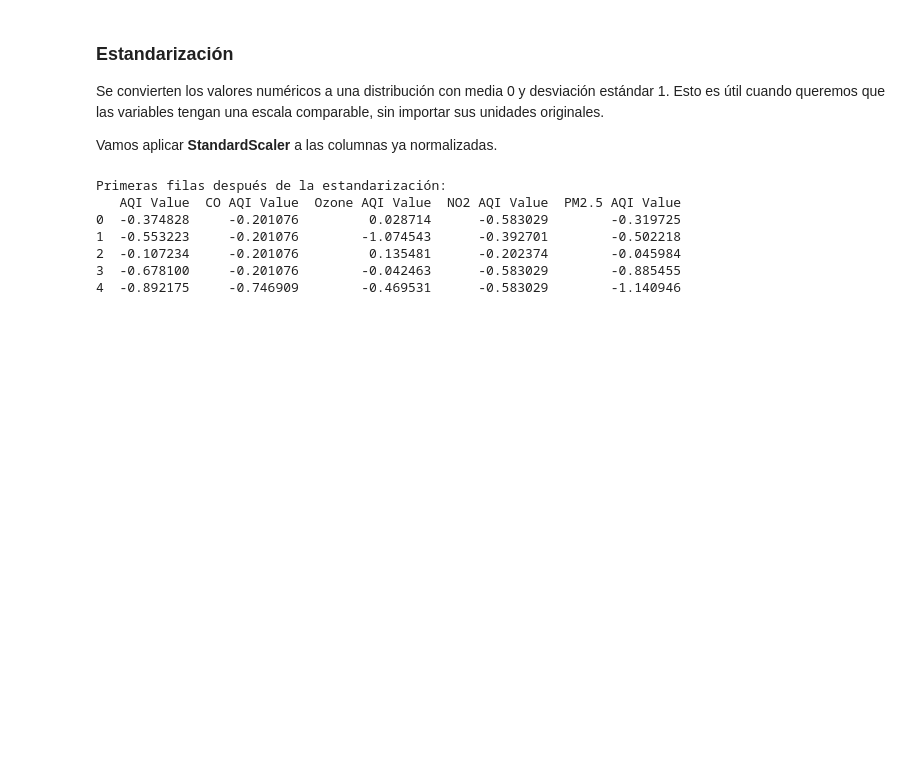
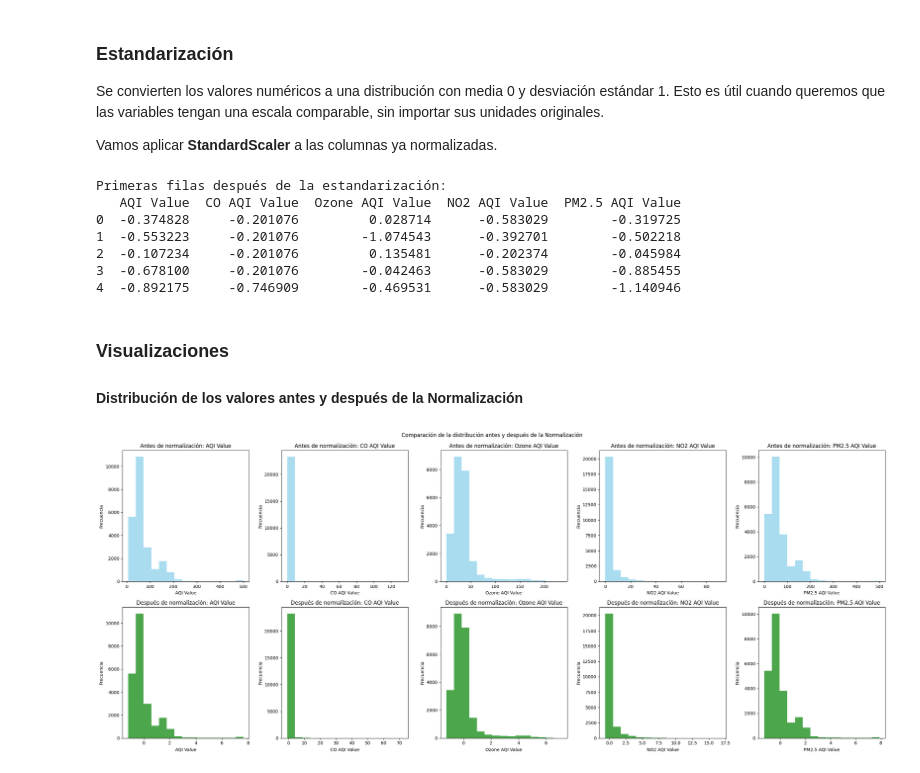
Before and after one commit to Vikktor93/global-air-pollution, a Jupyter notebook: notebooks/003_Transformacion_de_Datos.ipynb, the cells around one changed output. Drawn from its saved outputs; the diff is of its cells as text; code cells hidden in the pictures; blank space fills up the shorter version.

Commit message:
Visualizaciones finales de la distribuciones antes y despues de la normalización

```diff
--- a/notebooks/003_Transformacion_de_Datos.ipynb
+++ b/notebooks/003_Transformacion_de_Datos.ipynb
@@ -113,3 +113,31 @@ Primeras filas después de la estandarización:
 2  -0.107234     -0.201076         0.135481      -0.202374        -0.045984
 3  -0.678100     -0.201076        -0.042463      -0.583029        -0.885455
 4  -0.892175     -0.746909        -0.469531      -0.583029        -1.140946
+# %% [markdown]
+### Visualizaciones
+
+#### Distribución de los valores antes y después de la Normalización
+# %%
+# Se crea una figura con subplots
+fig, axes = plt.subplots(nrows=2, ncols=len(columnas_normalizadas), figsize=(25, 10))
+
+# Histograma antes de la normalización (Fila 1)
+for i, col in enumerate(columnas_normalizadas):
+    axes[0, i].hist(df_original[col], bins=15, color='skyblue', alpha=0.7)
+    axes[0, i].set_title(f"Antes de normalización: {col}")
+    axes[0, i].set_xlabel(col)
+    axes[0, i].set_ylabel("Frecuencia")
+
+# Histograma después de la normalización (Fila 2)
+for i, col in enumerate(columnas_normalizadas):
+    axes[1, i].hist(df[col], bins=15, color='green', alpha=0.7)
+    axes[1, i].set_title(f"Después de normalización: {col}")
+    axes[1, i].set_xlabel(col)
+    axes[1, i].set_ylabel("Frecuencia")
+
+# Se ajusta el espaciado
+plt.tight_layout()
+plt.suptitle("Comparación de la distribución antes y después de la Normalización", y=1.02)
+plt.show()
+# %% [output]
+[figure, added]
```
